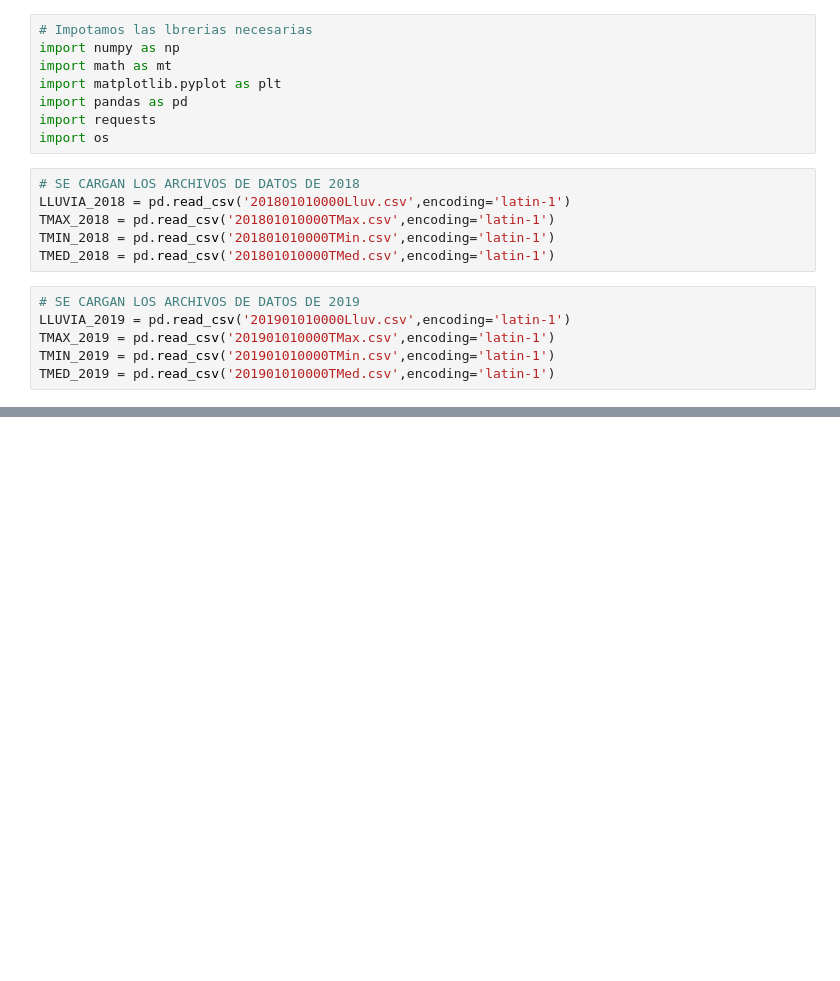
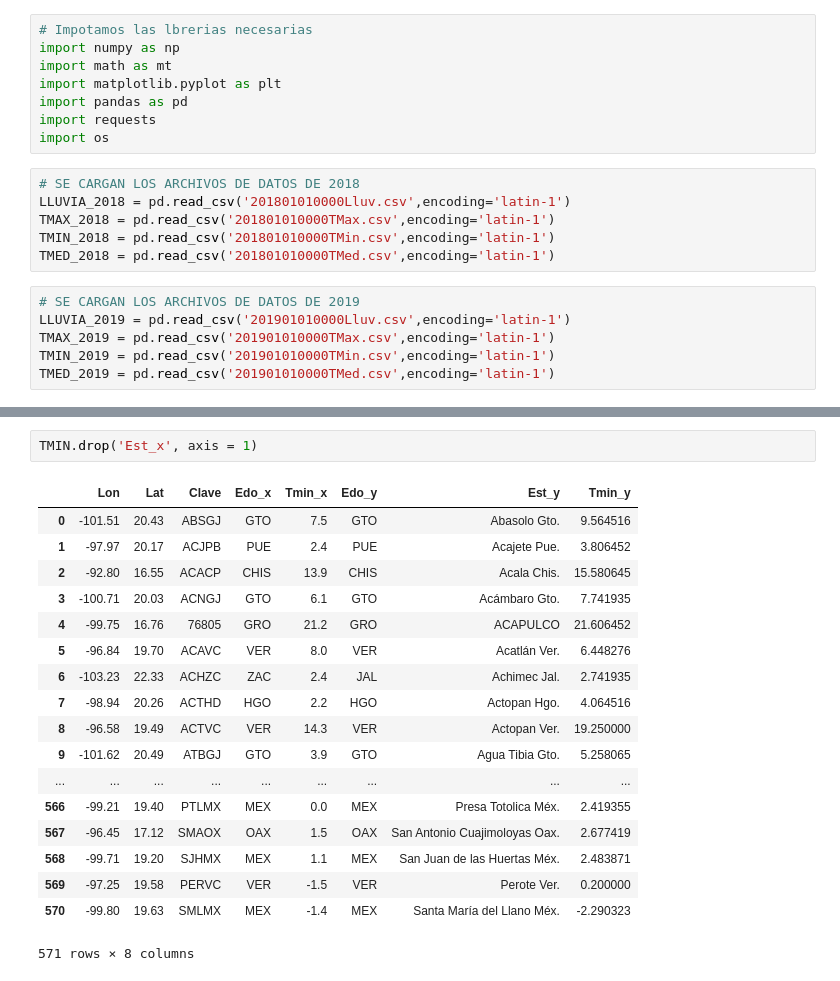
Before and after one commit to LuisEduardoCantero/Data_Science_in_Cosmology, a Jupyter notebook: Semana2/Tarea_Semana2/Ejercicio_3.ipynb, the cells around one changed output, grey strips where cells are left out. Saved outputs shown, nothing was run; the diff lists cells and outputs as text; blank space fills up the shorter version.

```diff
--- a/Semana2/Tarea_Semana2/Ejercicio_3.ipynb
+++ b/Semana2/Tarea_Semana2/Ejercicio_3.ipynb
@@ -45,0 +109,21 @@ LLUVIA_2019
+# %%
+TMIN.drop('Est_x', axis = 1)
+# %% [output]
+|  | Lon | Lat | Clave | Edo_x | Tmin_x | Edo_y | Est_y | Tmin_y |
+| 0 | -101.51 | 20.43 | ABSGJ | GTO | 7.5 | GTO | Abasolo Gto. | 9.564516 |
+| 1 | -97.97 | 20.17 | ACJPB | PUE | 2.4 | PUE | Acajete Pue. | 3.806452 |
+| 2 | -92.80 | 16.55 | ACACP | CHIS | 13.9 | CHIS | Acala Chis. | 15.580645 |
+| 3 | -100.71 | 20.03 | ACNGJ | GTO | 6.1 | GTO | Acámbaro Gto. | 7.741935 |
+| 4 | -99.75 | 16.76 | 76805 | GRO | 21.2 | GRO | ACAPULCO | 21.606452 |
+| 5 | -96.84 | 19.70 | ACAVC | VER | 8.0 | VER | Acatlán Ver. | 6.448276 |
+| 6 | -103.23 | 22.33 | ACHZC | ZAC | 2.4 | JAL | Achimec Jal. | 2.741935 |
+| 7 | -98.94 | 20.26 | ACTHD | HGO | 2.2 | HGO | Actopan Hgo. | 4.064516 |
+| 8 | -96.58 | 19.49 | ACTVC | VER | 14.3 | VER | Actopan Ver. | 19.250000 |
+| 9 | -101.62 | 20.49 | ATBGJ | GTO | 3.9 | GTO | Agua Tibia Gto. | 5.258065 |
+| ... | ... | ... | ... | ... | ... | ... | ... | ... |
+| 566 | -99.21 | 19.40 | PTLMX | MEX | 0.0 | MEX | Presa Totolica Méx. | 2.419355 |
+| 567 | -96.45 | 17.12 | SMAOX | OAX | 1.5 | OAX | San Antonio Cuajimoloyas Oax. | 2.677419 |
+| 568 | -99.71 | 19.20 | SJHMX | MEX | 1.1 | MEX | San Juan de las Huertas Méx. | 2.483871 |
+| 569 | -97.25 | 19.58 | PERVC | VER | -1.5 | VER | Perote Ver. | 0.200000 |
+| 570 | -99.80 | 19.63 | SMLMX | MEX | -1.4 | MEX | Santa María del Llano Méx. | -2.290323 |
+571 rows × 8 columns
```
Also changed, not shown: parts of 11 cells of this notebook.
